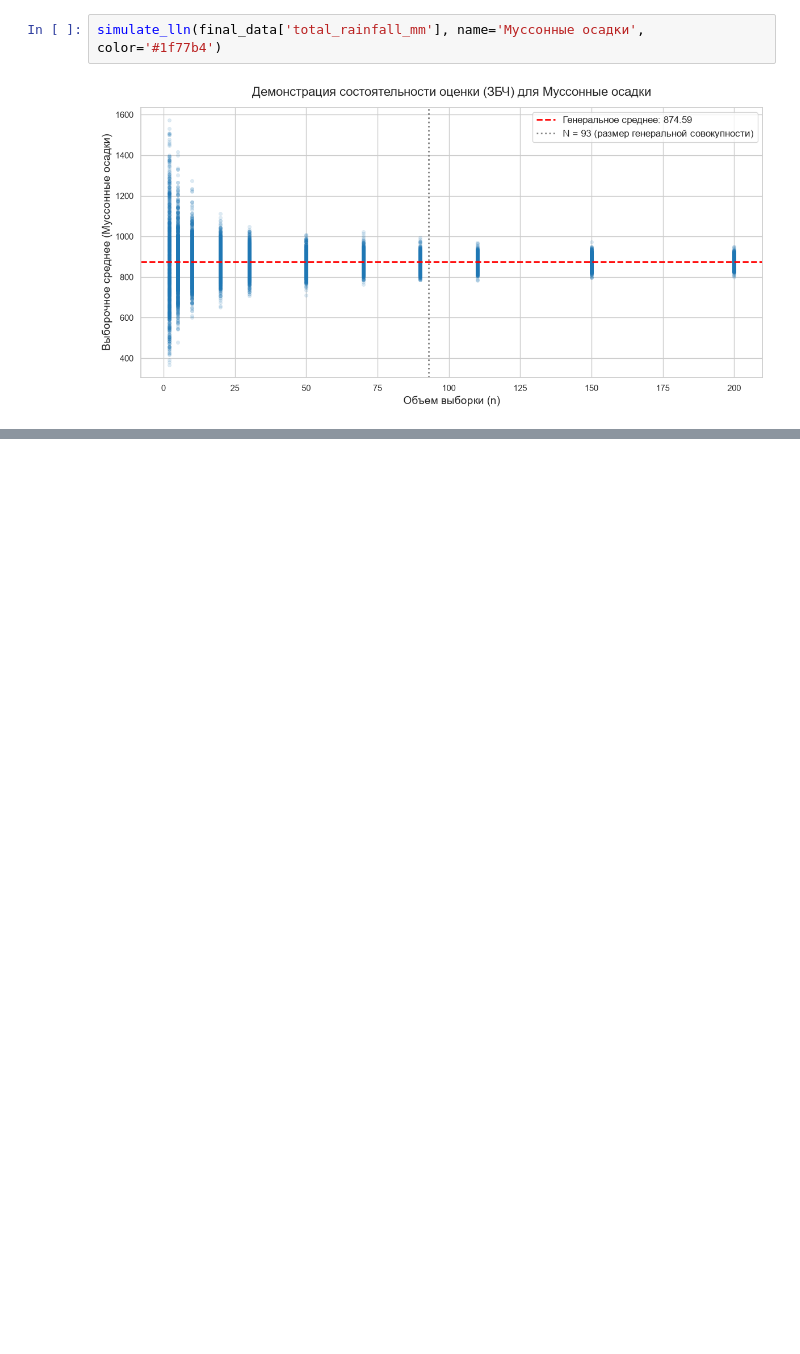
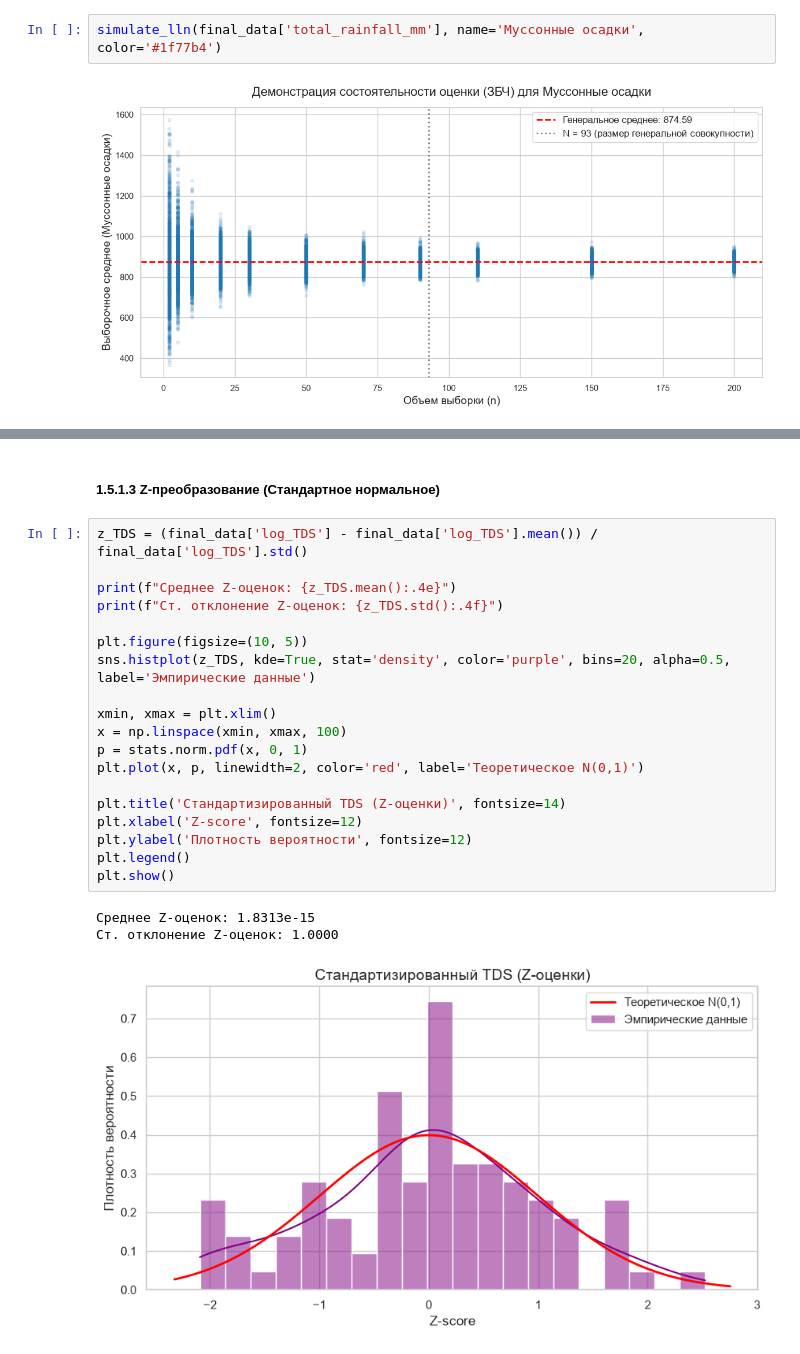
Before and after one commit to dasha1154/lab.stat, a Jupyter notebook: labwork.ipynb, the cells around one changed output, grey strips where cells are left out. Cells and saved outputs as stored; diff of their text form; blank space fills up the shorter version.

```diff
--- a/labwork.ipynb
+++ b/labwork.ipynb
@@ -803,2 +846,27 @@ simulate_lln(final_data['total_rainfall_mm'], name='Муссонные осад
+# %% [markdown]
+##### 1.5.1.3 Z-преобразование (Стандартное нормальное)
+# %%
+z_TDS = (final_data['log_TDS'] - final_data['log_TDS'].mean()) / final_data['log_TDS'].std()
+
+print(f"Среднее Z-оценок: {z_TDS.mean():.4e}")
+print(f"Ст. отклонение Z-оценок: {z_TDS.std():.4f}")
+
+plt.figure(figsize=(10, 5))
+sns.histplot(z_TDS, kde=True, stat='density', color='purple', bins=20, alpha=0.5, label='Эмпирические данные')
+
+xmin, xmax = plt.xlim()
+x = np.linspace(xmin, xmax, 100)
+p = stats.norm.pdf(x, 0, 1)
+plt.plot(x, p, linewidth=2, color='red', label='Теоретическое N(0,1)')
+
+plt.title('Стандартизированный TDS (Z-оценки)', fontsize=14)
+plt.xlabel('Z-score', fontsize=12)
+plt.ylabel('Плотность вероятности', fontsize=12)
+plt.legend()
+plt.show()
+# %% [output]
+Среднее Z-оценок: 1.8313e-15
+Ст. отклонение Z-оценок: 1.0000
+[figure, added]
 # %% [markdown]
 #### 1.5.2 F (Фторид ионы)
```
Also changed, not shown: parts of 17 cells of this notebook.
